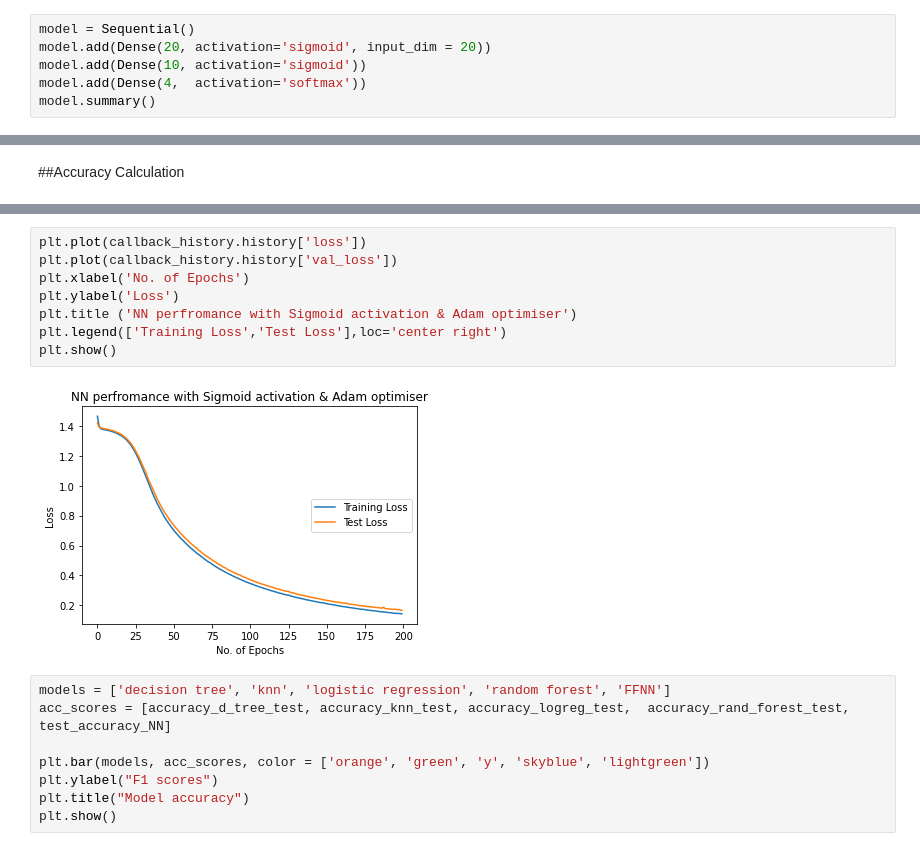
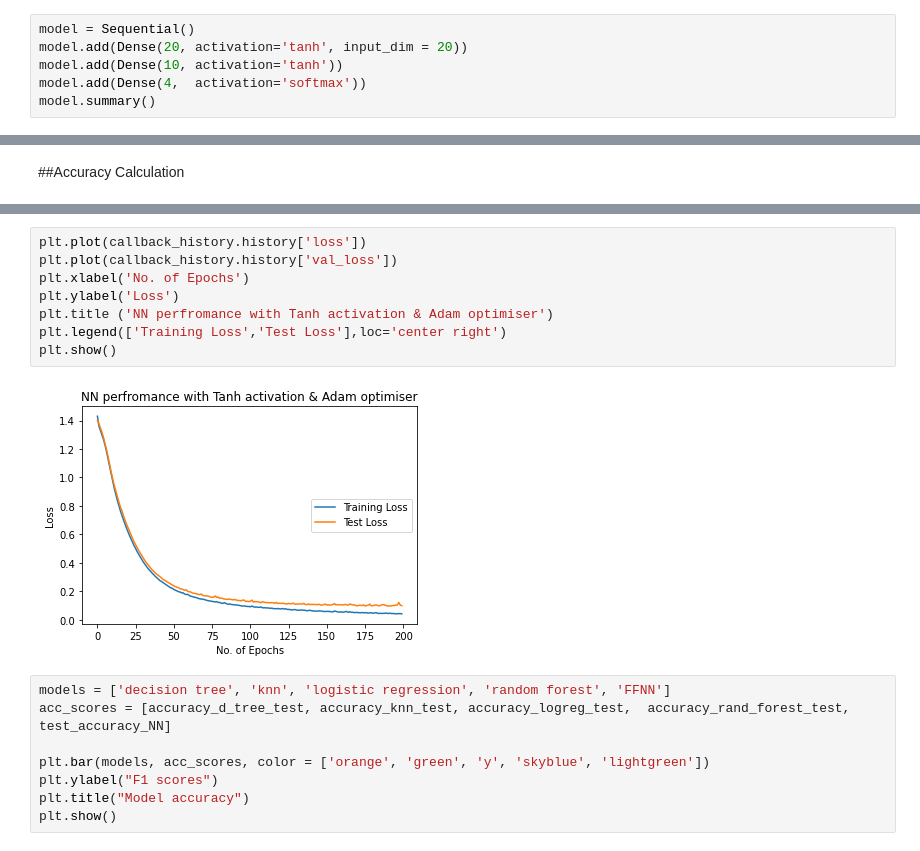
Before and after one commit to chiranjanroy/gr-limesdr, a Jupyter notebook: CS725_FML_Course_project.ipynb, the cells around one changed output, grey strips where cells are left out. Saved outputs shown, nothing was run; the diff lists cells and outputs as text.

```diff
--- a/CS725_FML_Course_project.ipynb
+++ b/CS725_FML_Course_project.ipynb
@@ -567,8 +568,8 @@ x_train, x_test, y_train, y_test = train_test_split(x, y, test_size=0.20, random
 ##Model Hyper-Parameters
 # %%
 model = Sequential()
-model.add(Dense(20, activation='sigmoid', input_dim = 20))
-model.add(Dense(10, activation='sigmoid'))
+model.add(Dense(20, activation='tanh', input_dim = 20))
+model.add(Dense(10, activation='tanh'))
 model.add(Dense(4,  activation='softmax'))
 model.summary()
 # %% [output]
@@ -646,13 +647,13 @@ plt.show()
 # %%
 plt.plot(callback_history.history['loss'])
 plt.plot(callback_history.history['val_loss'])
 plt.xlabel('No. of Epochs')
 plt.ylabel('Loss')
-plt.title ('NN perfromance with Sigmoid activation & Adam optimiser')
+plt.title ('NN perfromance with Tanh activation & Adam optimiser')
 plt.legend(['Training Loss','Test Loss'],loc='center right')
 plt.show()
 # %% [output]
-[figure, old version]
+[figure, new version]
 # %%
 models = ['decision tree', 'knn', 'logistic regression', 'random forest', 'FFNN']
 acc_scores = [accuracy_d_tree_test, accuracy_knn_test, accuracy_logreg_test,  accuracy_rand_forest_test, test_accuracy_NN]
```
Also changed, not shown: parts of 6 cells of this notebook.
